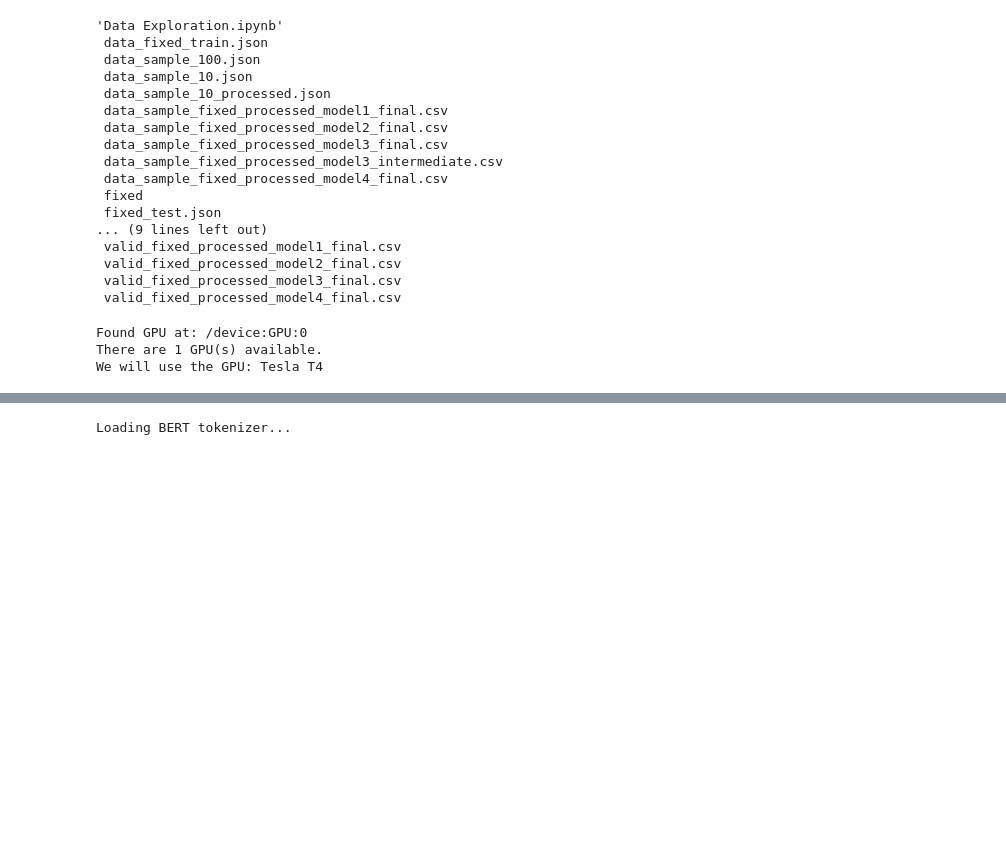
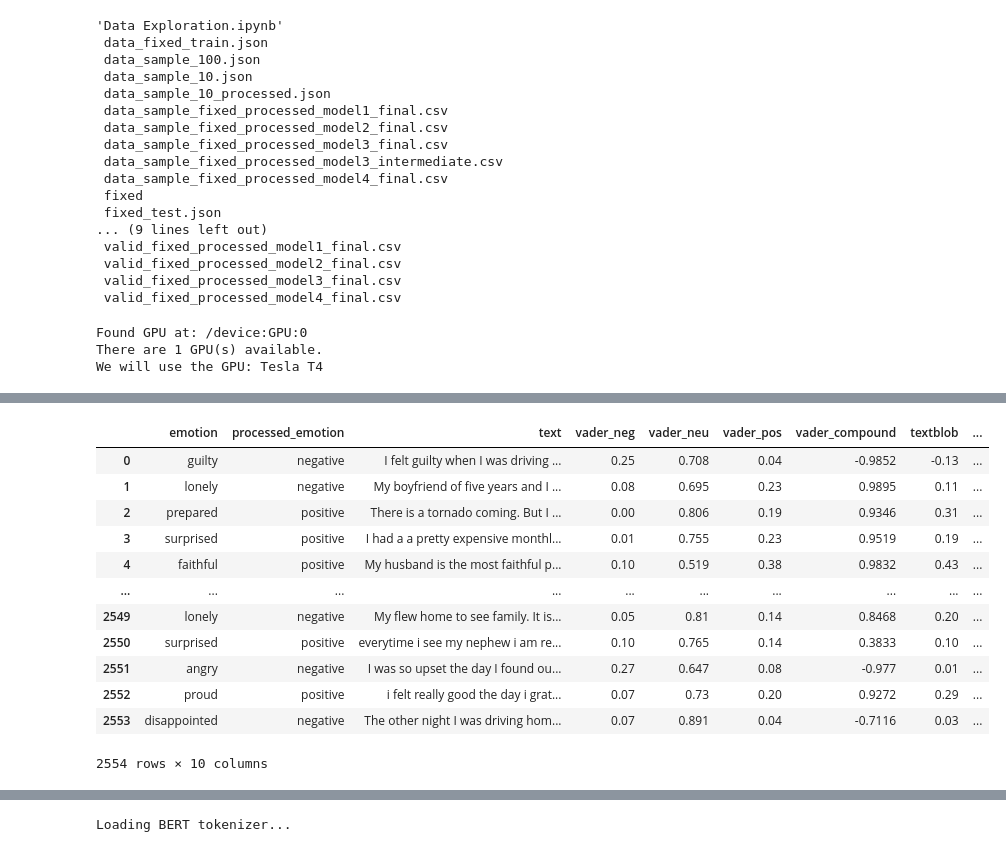
Before and after one commit to omkarpat/EmpatheticDialoguesEmotionDetection, a Jupyter notebook: Pos_Neg_fine_tuning.ipynb, the cells around one changed output, grey strips where cells are left out. Saved outputs shown, nothing was run; the diff lists cells and outputs as text; code cells hidden in the pictures; blank space fills up the shorter version.

```diff
--- a/Pos_Neg_fine_tuning.ipynb
+++ b/Pos_Neg_fine_tuning.ipynb
@@ -94,3 +98,19 @@ test_df = pd.read_csv('Data/test_fixed_processed_model1_final.csv', sep='|')
+# %%
+test_df
+# %% [output]
+|  | emotion | processed_emotion | text | vader_neg | vader_neu | vader_pos | vader_compound | textblob | ... |
+| 0 | guilty | negative | I felt guilty when I was driving ... | 0.25 | 0.708 | 0.04 | -0.9852 | -0.13 | ... |
+| 1 | lonely | negative | My boyfriend of five years and I ... | 0.08 | 0.695 | 0.23 | 0.9895 | 0.11 | ... |
+| 2 | prepared | positive | There is a tornado coming. But I ... | 0.00 | 0.806 | 0.19 | 0.9346 | 0.31 | ... |
+| 3 | surprised | positive | I had a a pretty expensive monthl... | 0.01 | 0.755 | 0.23 | 0.9519 | 0.19 | ... |
+| 4 | faithful | positive | My husband is the most faithful p... | 0.10 | 0.519 | 0.38 | 0.9832 | 0.43 | ... |
+| ... | ... | ... | ... | ... | ... | ... | ... | ... | ... |
+| 2549 | lonely | negative | My flew home to see family. It is... | 0.05 | 0.81 | 0.14 | 0.8468 | 0.20 | ... |
+| 2550 | surprised | positive | everytime i see my nephew i am re... | 0.10 | 0.765 | 0.14 | 0.3833 | 0.10 | ... |
+| 2551 | angry | negative | I was so upset the day I found ou... | 0.27 | 0.647 | 0.08 | -0.977 | 0.01 | ... |
+| 2552 | proud | positive | i felt really good the day i grat... | 0.07 | 0.73 | 0.20 | 0.9272 | 0.29 | ... |
+| 2553 | disappointed | negative | The other night I was driving hom... | 0.07 | 0.891 | 0.04 | -0.7116 | 0.03 | ... |
+2554 rows × 10 columns
 # %%
 print('Number of training sentences: {:,}\n'.format(train_df.shape[0]))
 print('Number of valid sentences: {:,}\n'.format(valid_df.shape[0]))
```
Also changed, not shown: parts of 14 cells of this notebook.
